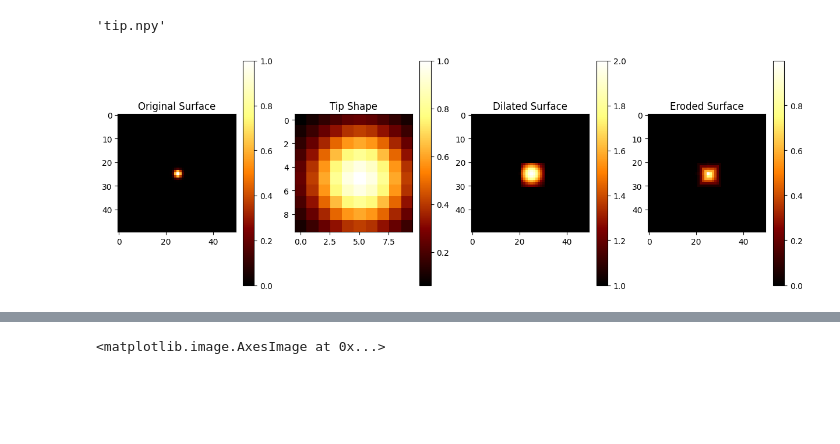
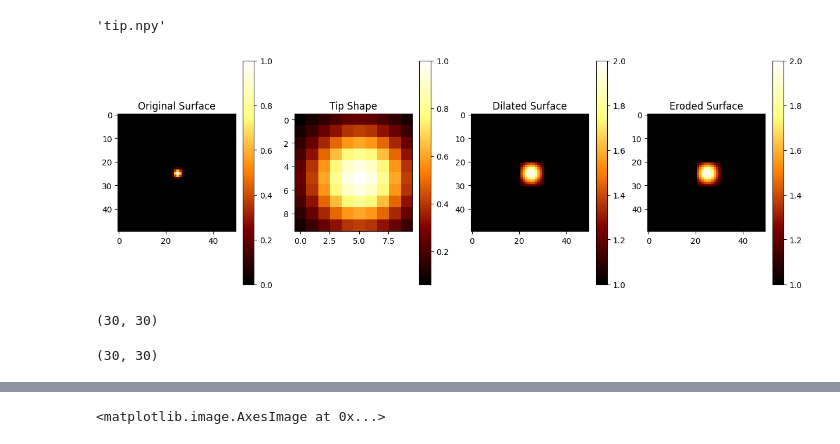
Before and after one commit to matsunagalab/ColabBTR, a Jupyter notebook: BTR.ipynb, the cells around one changed output, grey strips where cells are left out. Drawn from its saved outputs; the diff is of its cells as text; code cells hidden in the pictures; blank space fills up the shorter version.

```diff
--- a/BTR.ipynb
+++ b/BTR.ipynb
@@ -51,7 +51,7 @@ def idilation(surface, tip):
     tip_xsiz, tip_ysiz = tip.size()
 
     # Initialize result tensor on GPU
-    r = torch.zeros_like(surface)
+    r = torch.full_like(surface, -float('inf'))
 
     # Replace nested loops with PyTorch operations
     # Note: The following is a simplified version. Depending on the specific requirements of the dilation operation,
@@ -60,7 +60,7 @@ def idilation(surface, tip):
         for py in range(-yc, tip_ysiz - yc):
             temp = torch.roll(surface, shifts=(-px, -py), dims=(0, 1))
             temp = temp + tip[xc + px, yc + py]
-            r = torch.max(r, temp)
+            r = torch.maximum(r, temp)
 
     return r
 
@@ -85,7 +85,7 @@ def ierosion(image, tip):
         for py in range(-yc, tip_ysiz - yc):
             temp = torch.roll(image, shifts=(px, py), dims=(0, 1))
             temp = temp - tip[xc + px, yc + py]
-            r = torch.min(r, temp)
+            r = torch.minimum(r, temp)
 
     return r
 
@@ -108,7 +108,7 @@ def translate_tip_mean(P, cutoff=10**(-8)):
     weight[id] = 0.0
 
     if torch.all(weight < 10**(-10)):
-        print('called')
+        #print('called')
         weight.fill_(1.0)
 
     ix = torch.ones(tip_xsiz, tip_ysiz, dtype=P.dtype, device=P.device)
@@ -125,7 +125,7 @@ def translate_tip_mean(P, cutoff=10**(-8)):
     pxmax = min(tip_xsiz - xc, tip_xsiz - id_x)
     pymax = min(tip_ysiz - yc, tip_ysiz - id_y)
 
-    print(id_x, id_y)
+    #print(id_x, id_y)
     P_new = torch.full_like(P, p_min.item())
     P_new[(xc + pxmin):(xc + pxmax), (yc + pymin):(yc + pymax)] = P[(id_x + pxmin):(id_x + pxmax), (id_y + pymin):(id_y + pymax)]
 
@@ -154,35 +154,35 @@ tip_tensor = torch.tensor(tip, dtype=torch.float32)
 
 # Perform dilation
 dilated_surface = idilation(surface_tensor, tip_tensor)
 
 # Perform erosion
-eroded_surface = ierosion(dilated_surface, tip_tensor)
+eroded_surface = idilation(ierosion(dilated_surface, tip_tensor), tip_tensor)
 
 # Visualization
 plt.figure(figsize=(15, 5))
 plt.subplot(1, 4, 1)
 plt.imshow(surface, cmap='afmhot')
 plt.title('Original Surface')
 plt.colorbar()
 
 plt.subplot(1, 4, 2)
 plt.imshow(tip, cmap='afmhot')
 plt.title('Tip Shape')
 plt.colorbar()
 
 plt.subplot(1, 4, 3)
 plt.imshow(dilated_surface.cpu().numpy(), cmap='afmhot')
 plt.title('Dilated Surface')
 plt.colorbar()
 
 plt.subplot(1, 4, 4)
 plt.imshow(eroded_surface.cpu().numpy(), cmap='afmhot')
 plt.title('Eroded Surface')
 plt.colorbar()
 
 plt.show()
 # %% [output]
-[figure, old version]
+[figure, new version]
 # %%
 surface = surfaces[1, :, :]
 image = images[1, :, :]
@@ -188,0 +191,8 @@ image = images[1, :, :]
+# %%
+image.shape
+# %% [output]
+(30, 30)
+# %%
+surface.shape
+# %% [output]
+(30, 30)
```
Also changed, not shown: parts of 28 cells of this notebook.
